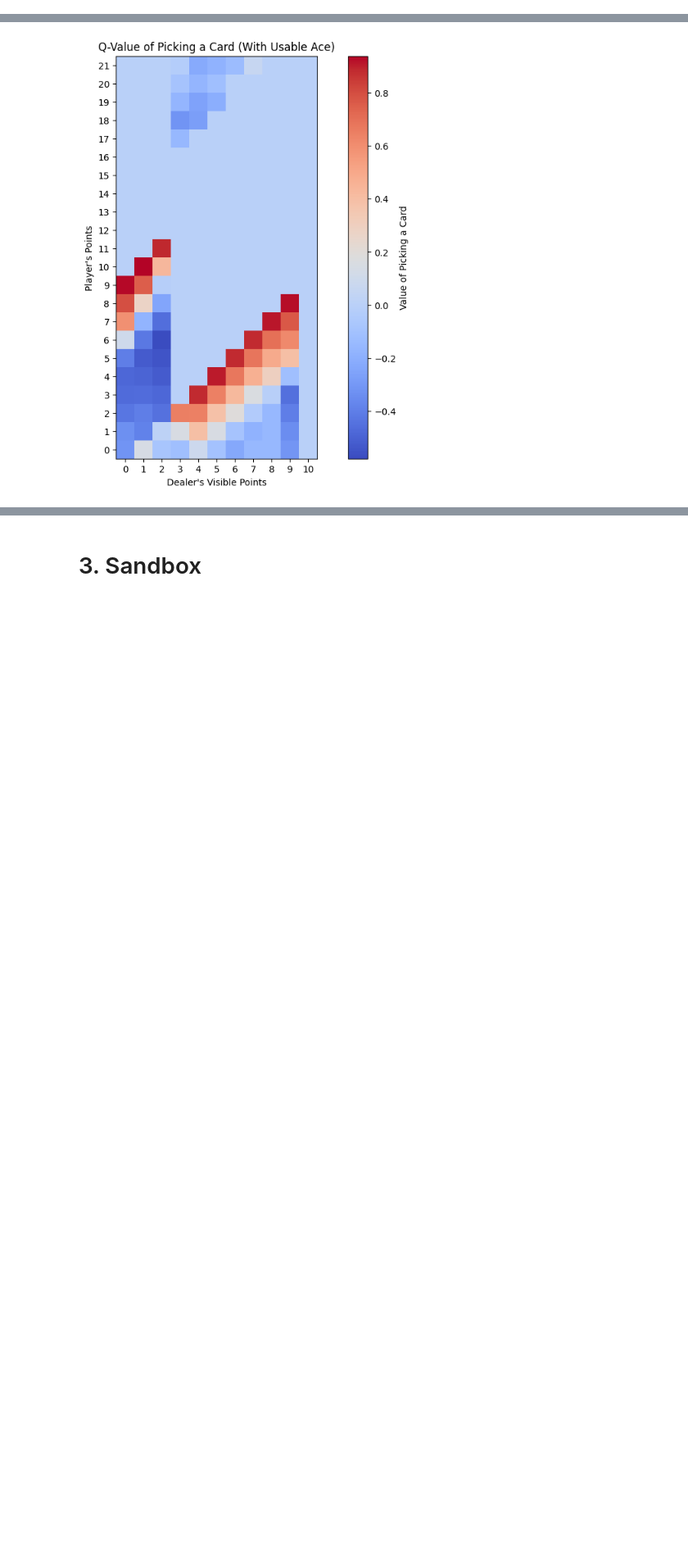
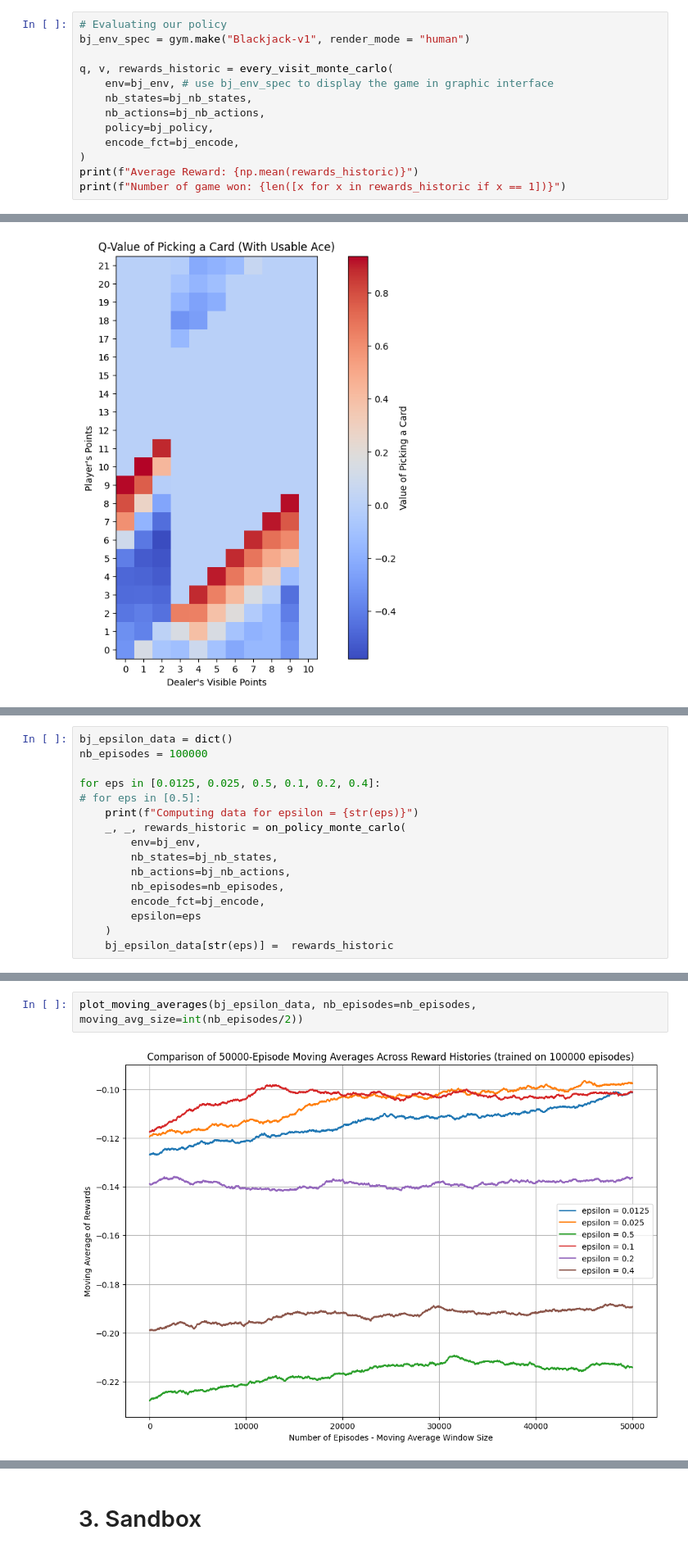
Before and after one commit to Pi-erren/psl_iasd_works, a Jupyter notebook: reinforcement_learning/On_Policy_Monte_Carlo .ipynb, the cells around one changed output, grey strips where cells are left out. Shown at 82% size. Saved outputs shown, nothing was run; the diff lists cells and outputs as text; blank space fills up the shorter version.

```diff
--- a/reinforcement_learning/On_Policy_Monte_Carlo .ipynb
+++ b/reinforcement_learning/On_Policy_Monte_Carlo .ipynb
@@ -427,0 +531,13 @@ evaluate_policy(
+# %%
+# Evaluating our policy
+bj_env_spec = gym.make("Blackjack-v1", render_mode = "human")
+
+q, v, rewards_historic = every_visit_monte_carlo(
+    env=bj_env, # use bj_env_spec to display the game in graphic interface
+    nb_states=bj_nb_states,
+    nb_actions=bj_nb_actions,
+    policy=bj_policy,
+    encode_fct=bj_encode,
+)
+print(f"Average Reward: {np.mean(rewards_historic)}")
+print(f"Number of game won: {len([x for x in rewards_historic if x == 1])}")
@@ -530,0 +652,16 @@ plt.show()
+# %%
+bj_epsilon_data = dict()
+nb_episodes = 100000
+
+for eps in [0.0125, 0.025, 0.5, 0.1, 0.2, 0.4]:
+# for eps in [0.5]:
+    print(f"Computing data for epsilon = {str(eps)}")
+    _, _, rewards_historic = on_policy_monte_carlo(
+        env=bj_env,
+        nb_states=bj_nb_states,
+        nb_actions=bj_nb_actions,
+        nb_episodes=nb_episodes,
+        encode_fct=bj_encode,
+        epsilon=eps
+    )
+    bj_epsilon_data[str(eps)] =  rewards_historic
@@ -530,0 +681,4 @@ plt.show()
+# %%
+plot_moving_averages(bj_epsilon_data, nb_episodes=nb_episodes, moving_avg_size=int(nb_episodes/2))
+# %% [output]
+[figure, added]
```
Also changed, not shown: parts of 28 cells of this notebook.
